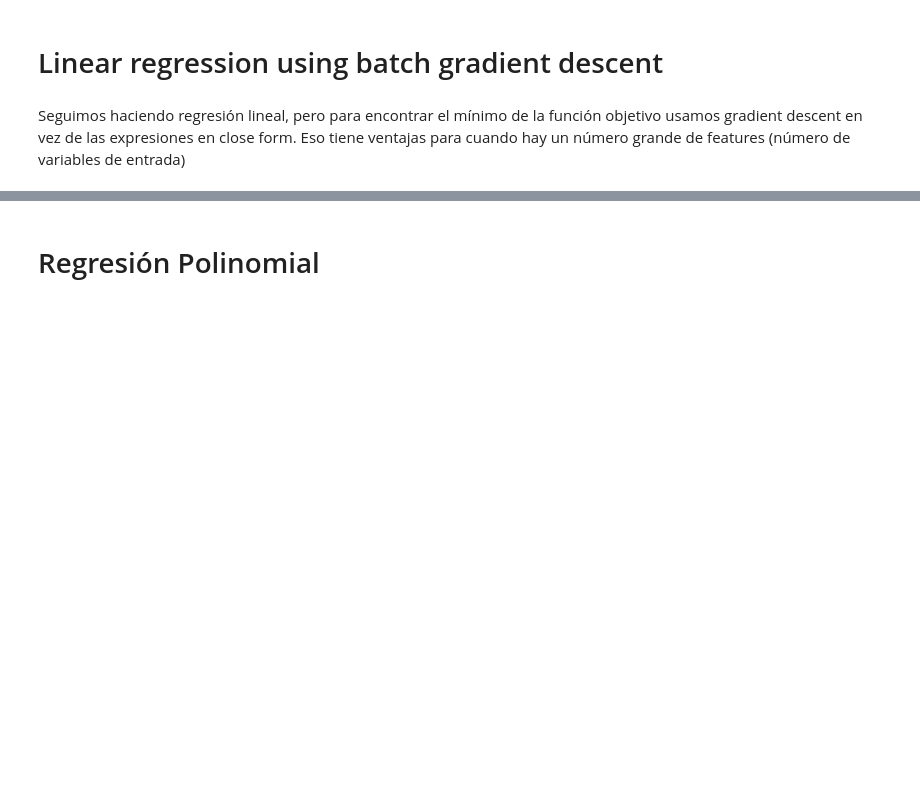
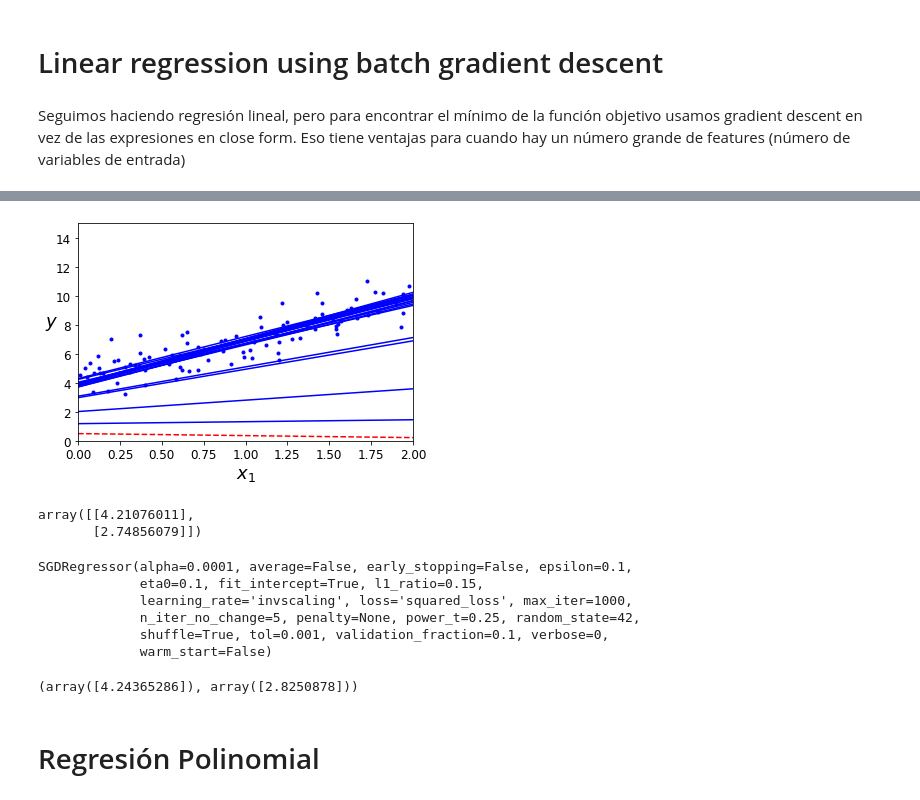
Before and after one commit to amujica/Machine-Learning, a Jupyter notebook: Regression.ipynb, the cells around one changed output, grey strips where cells are left out. Drawn from its saved outputs; the diff is of its cells as text; code cells hidden in the pictures; blank space fills up the shorter version.

Commit message:
Starting Project

```diff
--- a/Regression.ipynb
+++ b/Regression.ipynb
@@ -127,3 +183,54 @@ Seguimos haciendo regresión lineal, pero para encontrar el mínimo de la funci
+# %%
+n_epochs = 50
+t0, t1 = 5, 50  # learning schedule hyperparameters
+
+def learning_schedule(t):
+    return t0 / (t + t1)
+
+theta = np.random.randn(2,1)  # random initialization
+
+for epoch in range(n_epochs):
+    for i in range(m):
+        if epoch == 0 and i < 20:
+            y_predict = X_new_b.dot(theta)
+            style = "b-" if i > 0 else "r--"
+            plt.plot(X_new, y_predict, style)
+        random_index = np.random.randint(m)
+        xi = X_b[random_index:random_index+1]
+        yi = y[random_index:random_index+1]
+        gradients = 2 * xi.T.dot(xi.dot(theta) - yi)
+        eta = learning_schedule(epoch * m + i)
+        theta = theta - eta * gradients
+        theta_path_sgd.append(theta)
+
+plt.plot(X, y, "b.")
+plt.xlabel("$x_1$", fontsize=18)
+plt.ylabel("$y$", rotation=0, fontsize=18)
+plt.axis([0, 2, 0, 15])
+plt.show()
+# %% [output]
+[figure, added]
+# %%
+theta
+# %% [output]
+array([[4.21076011],
+       [2.74856079]])
+# %%
+from sklearn.linear_model import SGDRegressor
+
+sgd_reg = SGDRegressor(max_iter=1000, tol=1e-3, penalty=None, eta0=0.1, random_state=42)
+sgd_reg.fit(X, y.ravel())
+# %% [output]
+SGDRegressor(alpha=0.0001, average=False, early_stopping=False, epsilon=0.1,
+             eta0=0.1, fit_intercept=True, l1_ratio=0.15,
+             learning_rate='invscaling', loss='squared_loss', max_iter=1000,
+             n_iter_no_change=5, penalty=None, power_t=0.25, random_state=42,
+             shuffle=True, tol=0.001, validation_fraction=0.1, verbose=0,
+             warm_start=False)
+# %%
+sgd_reg.intercept_, sgd_reg.coef_
+# %% [output]
+(array([4.24365286]), array([2.8250878]))
 # %% [markdown]
 # Regresión Polinomial
 # %% [markdown]
```
Also changed, not shown: parts of 22 cells of this notebook, 6 other files.
